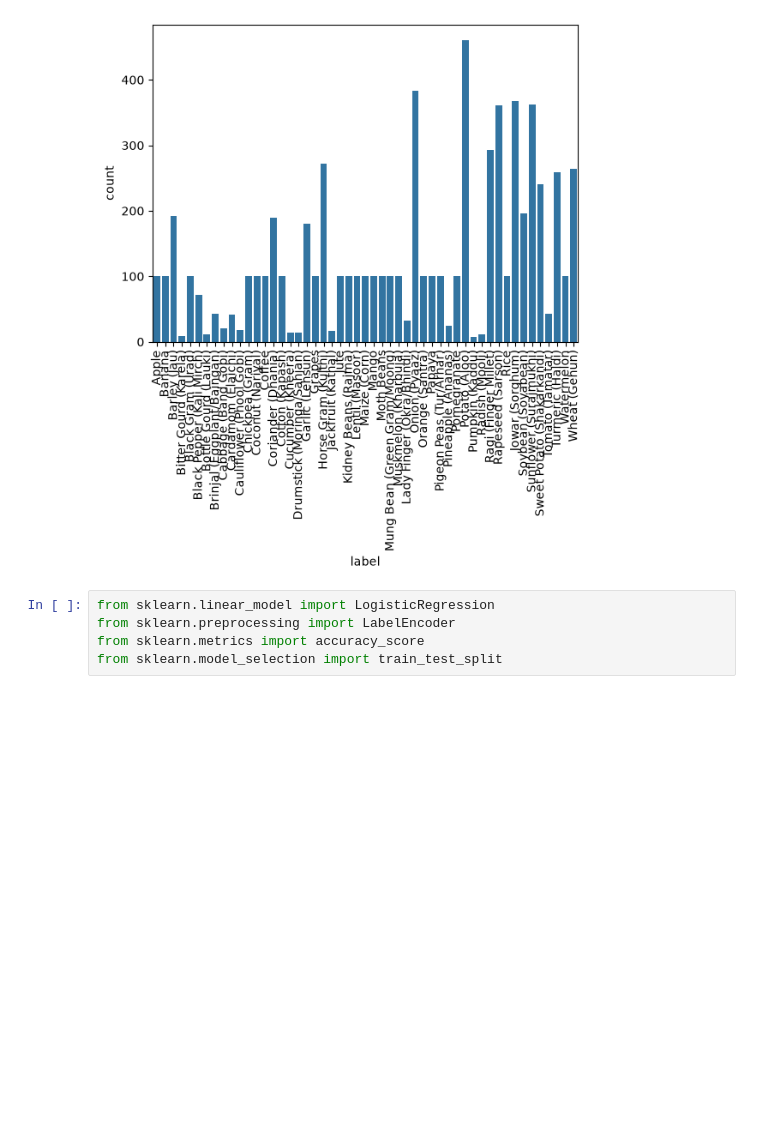
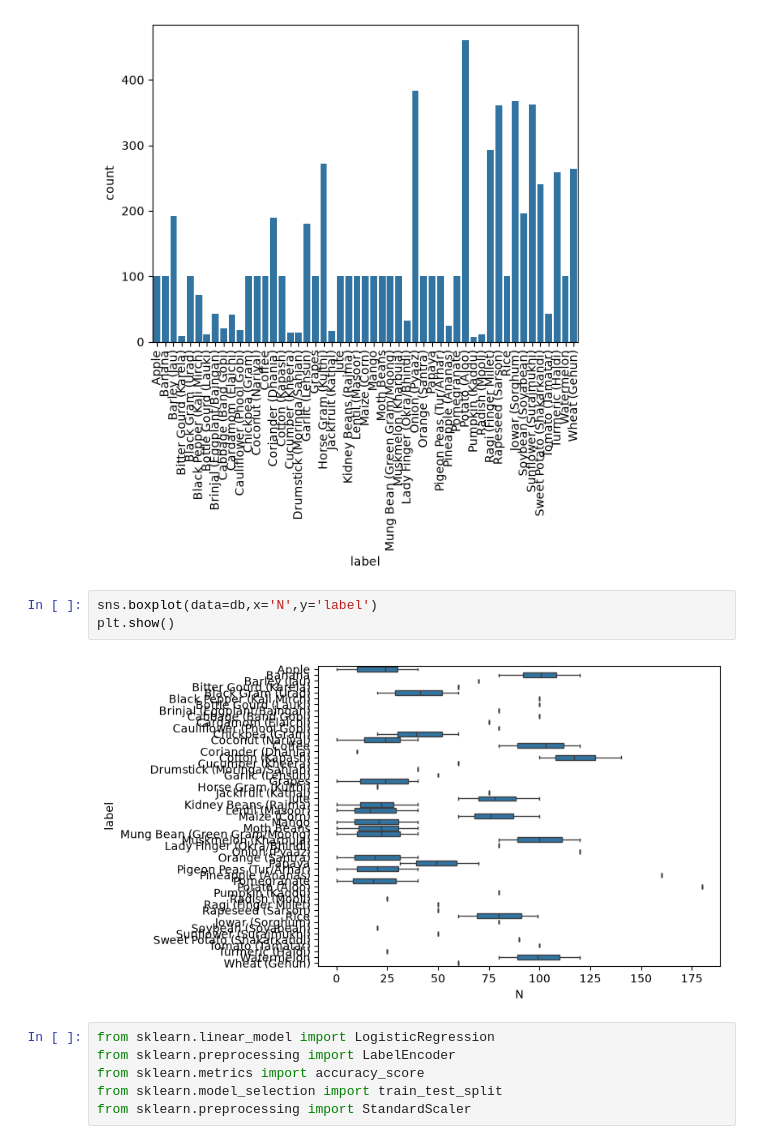
Before and after one commit to sandeshKumar18/Crop-Prediction-Models, a Jupyter notebook: Model.ipynb, the cells around one changed output. Cells and saved outputs as stored; diff of their text form; blank space fills up the shorter version.

```diff
--- a/Model.ipynb
+++ b/Model.ipynb
@@ -21,10 +21,16 @@ plt.xticks(rotation=90)
 plt.show()
 # %% [output]
 [figure]
+# %%
+sns.boxplot(data=db,x='N',y='label')
+plt.show()
+# %% [output]
+[figure, added]
 # %%
 from sklearn.linear_model import LogisticRegression
 from sklearn.preprocessing import LabelEncoder
 from sklearn.metrics import accuracy_score
 from sklearn.model_selection import train_test_split
+from sklearn.preprocessing import StandardScaler
 # %%
 encoder = LabelEncoder()
```
Also changed, not shown: parts of 2 cells of this notebook, 1 other file.
